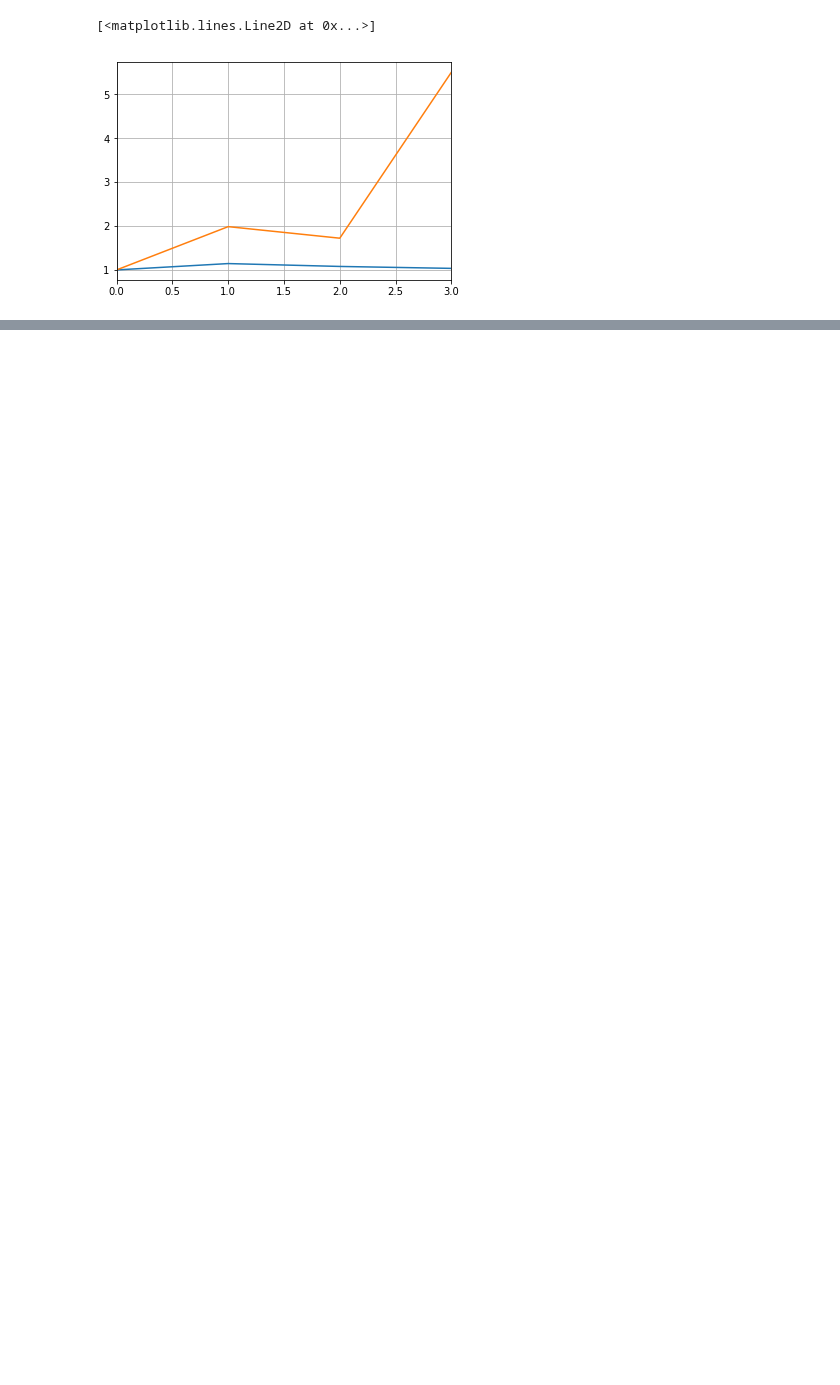
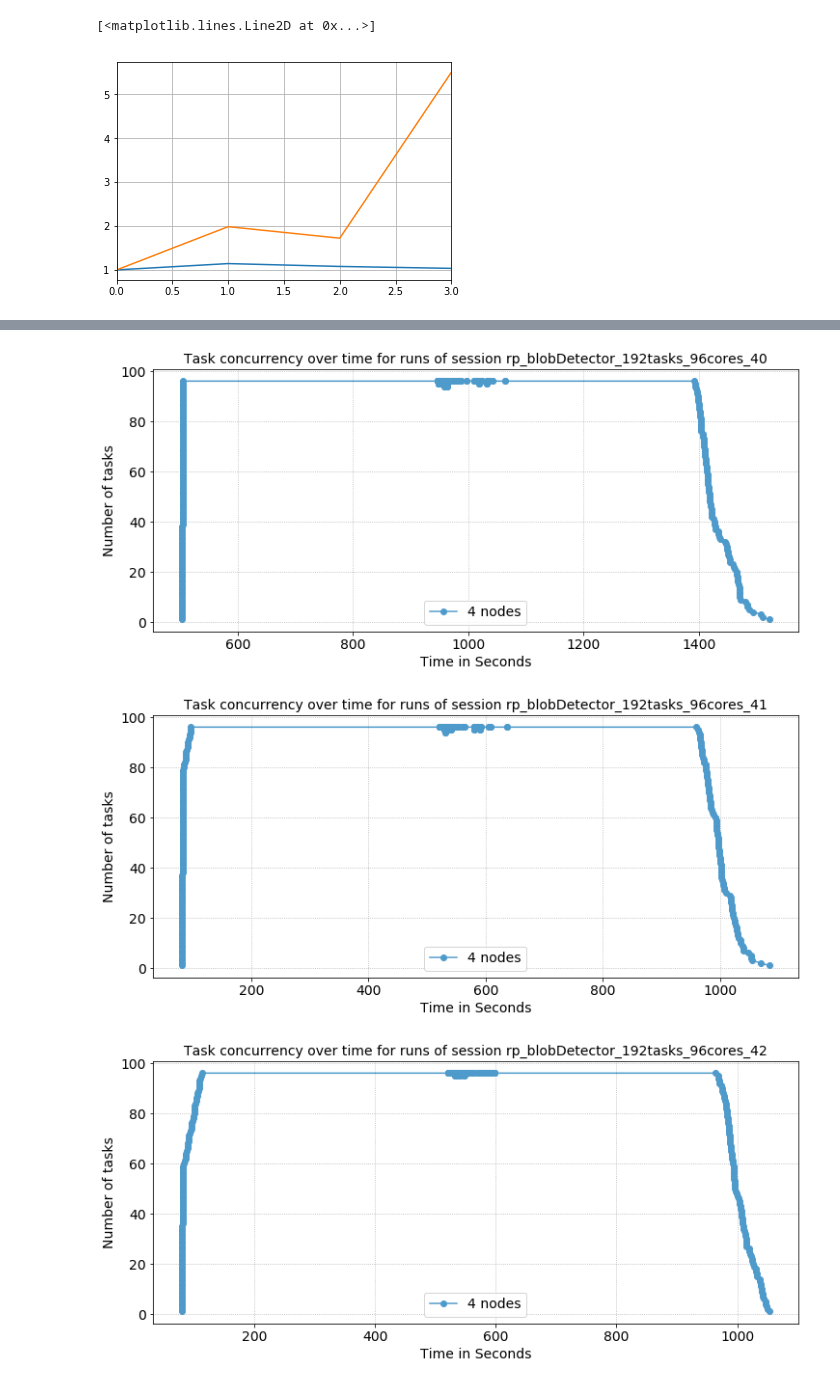
Before and after one commit to radical-experiments/midas_exps, a Jupyter notebook: blobDetector/Vanilla/blobdetector_rp_plots.ipynb, the cells around one changed output, grey strips where cells are left out. Cells and saved outputs as stored; diff of their text form; code cells hidden in the pictures; blank space fills up the shorter version.

Commit message:
added concurrency plots to outlier and similar runs

```diff
--- a/blobDetector/Vanilla/blobdetector_rp_plots.ipynb
+++ b/blobDetector/Vanilla/blobdetector_rp_plots.ipynb
@@ -186,0 +157,31 @@ plt.plot(speedups, scalex=False)
+# %%
+import radical.analytics as ra
+import radical.pilot as rp
+import radical.utils as ru
+import numpy as np
+
+for i in range(40,45):
+    json_file='/home/willc97/midas/blobDetector/Vanilla/'+'rp_blobDetector_192tasks_96cores_%s/rp_blobDetector_192tasks_96cores_%s.json' % (i, i)
+    source          = ''.join([x+'/' for x in json_file.split('/')[0:-1]])
+    json            = ru.read_json(json_file)
+    sid             = os.path.basename(json_file)[:-5]
+    session         = ra.Session(sid=sid, stype='radical.pilot', src=source)
+    units           = session.filter(etype='unit', inplace=False)
+    concurrency = units.concurrency(event=[{ru.EVENT: 'exec_start'},{ru.EVENT: 'exec_stop'}])
+
+    fig,axis = plt.subplots(nrows=1,ncols=1,figsize=(12,5))
+    x_axis = [point[0] for point in concurrency]
+    y_axis = [point[1] for point in concurrency]
+    axis.plot(x_axis,y_axis,marker='o',label='4 nodes',color=blues(150))
+
+    axis.set_title('Task concurrency over time for runs of session rp_blobDetector_192tasks_96cores_%s' % i ,fontsize=14)
+    axis.grid('on',which='major',linestyle=':')
+    axis.set_ylabel('Number of tasks',fontsize=14)
+    axis.set_xlabel('Time in Seconds',fontsize=14)
+    axis.legend(fontsize=14)
+    axis.set_xticklabels(axis.get_xticks().astype(np.int).astype('str').tolist(),fontsize=14)
+    axis.set_yticklabels(axis.get_yticks().astype(np.int).astype('str').tolist(),fontsize=14)
+# %% [output]
+[figure, added]
+[figure, added]
+[figure, added]
```
Also changed, not shown: parts of 10 cells of this notebook.
